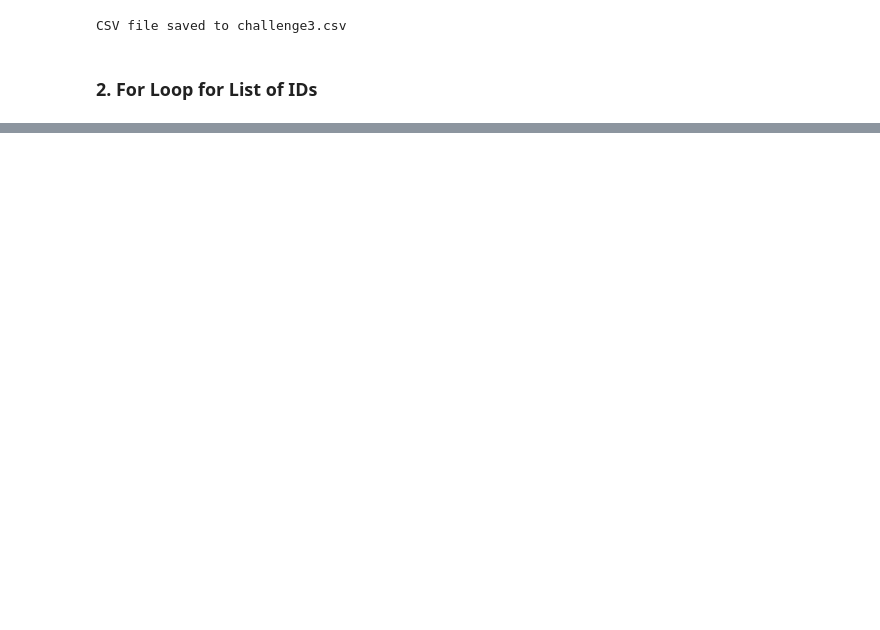
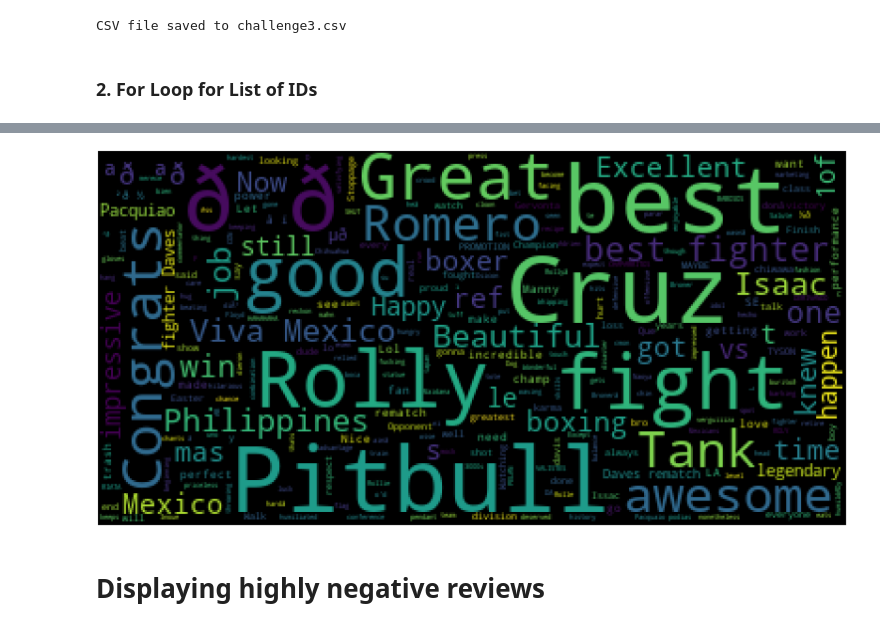
Before and after one commit to Jolmed26/Programacion_2, a Jupyter notebook: Challenges/Challenge_3/Challenge_3_NLP.ipynb, the cells around one changed output, grey strips where cells are left out. Drawn from its saved outputs; the diff is of its cells as text; code cells hidden in the pictures; blank space fills up the shorter version.

```diff
--- a/Challenges/Challenge_3/Challenge_3_NLP.ipynb
+++ b/Challenges/Challenge_3/Challenge_3_NLP.ipynb
@@ -228,0 +252,9 @@ df['video_id'].value_counts()
+# %%
+from wordcloud import WordCloud
+
+def wc(data,bgcolor,title):
+    plt.figure(figsize = (50,50))
+    wc = WordCloud(background_color = bgcolor, max_words = 2000, random_state=42, max_font_size = 50)
+    wc.generate(' '.join(data))
+    plt.imshow(wc)
+    plt.axis('off')
@@ -228,0 +280,2 @@ df['video_id'].value_counts()
+# %%
+comm = data
@@ -228,0 +284,13 @@ df['video_id'].value_counts()
+# %%
+#Calculating the Sentiment Polarity
+polarity=[] # list which will contain the polarity of the comments
+subjectivity=[] # list which will contain the subjectivity of the comments
+for i in comm['text'].values:
+    try:
+        analysis =TextBlob(i)
+        polarity.append(analysis.sentiment.polarity)
+        subjectivity.append(analysis.sentiment.subjectivity)
+
+    except:
+        polarity.append(0)
+        subjectivity.append(0)
@@ -228,0 +299,4 @@ df['video_id'].value_counts()
+# %%
+#Adding the Sentiment Polarity column to the data
+comm['polarity']=polarity
+comm['subjectivity']=subjectivity
@@ -228,0 +370,6 @@ df['video_id'].value_counts()
+# %%
+wc(comm['text'][comm.polarity>0.8],'black','Common Words' )
+# %% [output]
+[figure, added]
+# %% [markdown]
+# Displaying highly negative reviews
```
Also changed, not shown: parts of 44 cells of this notebook.
